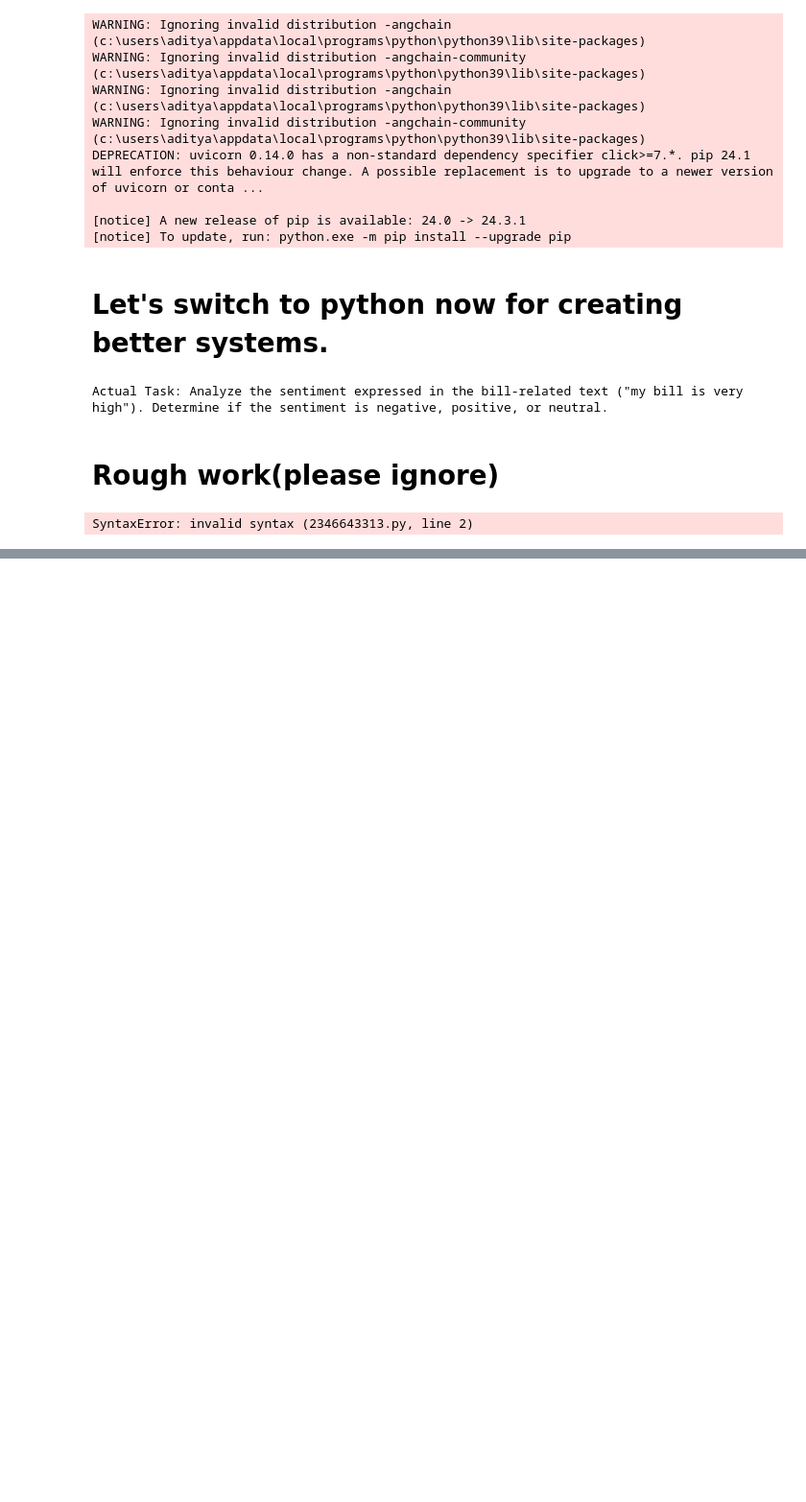
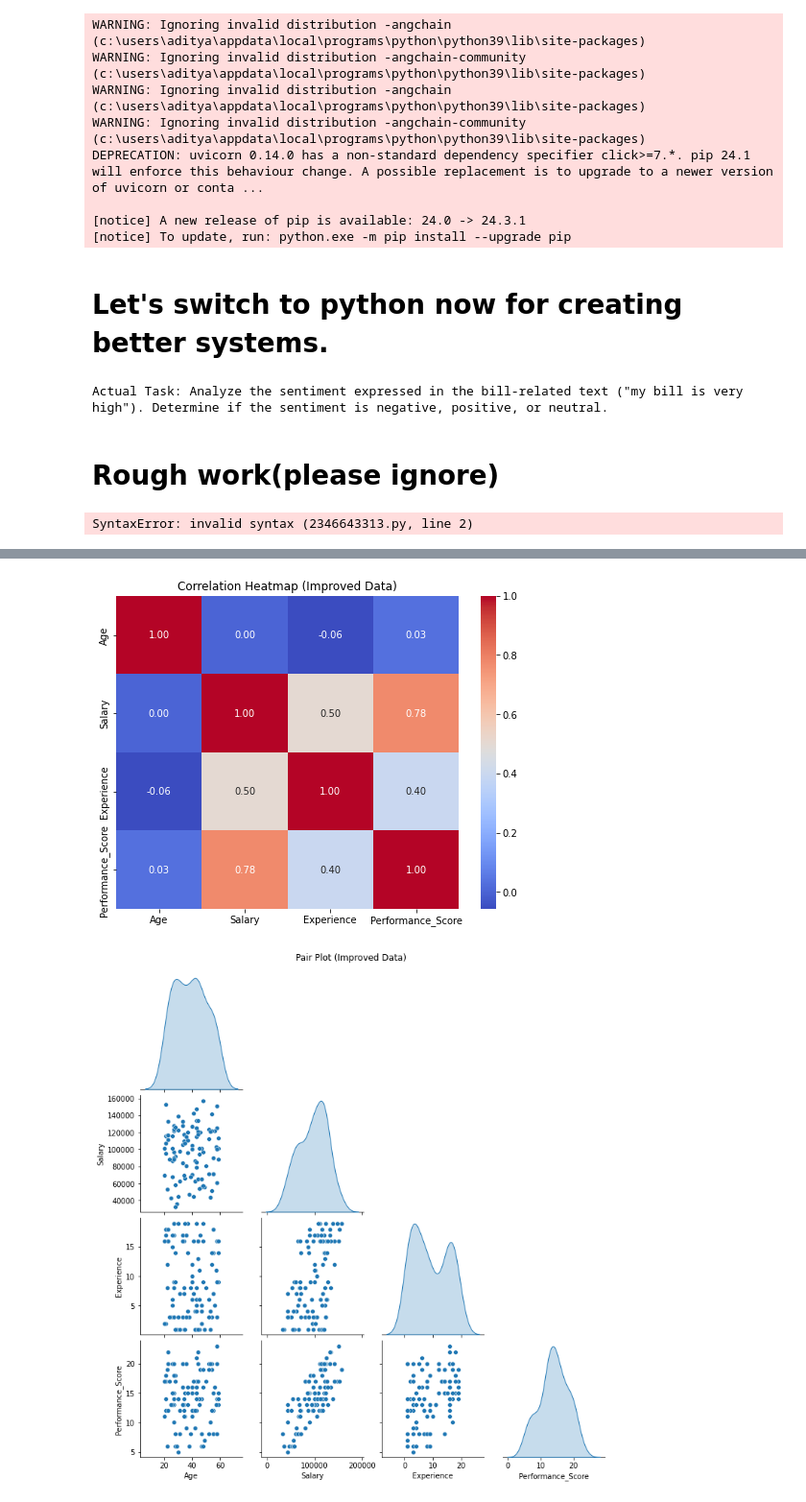
Before and after one commit to aditya699/AI-AGENTS, a Jupyter notebook: Learning/lecture3.ipynb, the cells around one changed output, grey strips where cells are left out. Shown: that part at 96% size. Saved outputs shown, nothing was run; the diff lists cells and outputs as text; code cells hidden in the pictures; blank space fills up the shorter version.

```diff
--- a/Learning/lecture3.ipynb
+++ b/Learning/lecture3.ipynb
@@ -127,0 +182,47 @@ SyntaxError: invalid syntax (2346643313.py, line 2)
+# %%
+# Creating a more realistic dataset with meaningful correlations
+import numpy as np
+import pandas as pd
+import matplotlib.pyplot as plt
+import seaborn as sns
+
+# Seed for reproducibility
+np.random.seed(42)
+
+# Generate data
+improved_data = pd.DataFrame({
+    'Age': np.random.randint(20, 60, size=100),
+    'Salary': np.random.randint(30000, 120000, size=100),
+    'Experience': np.random.randint(1, 20, size=100),
+    'Education_Level': np.random.choice(['High School', 'Bachelor', 'Master', 'PhD'], size=100),
+    'Department': np.random.choice(['HR', 'IT', 'Sales', 'Finance'], size=100),
+    'Performance_Score': np.random.randint(1, 10, size=100)
+})
+
+# Introduce correlations manually
+improved_data['Salary'] += improved_data['Experience'] * 2000  # Correlation between Salary and Experience
+improved_data['Performance_Score'] += (improved_data['Salary'] / 10000).astype(int)  # Correlation with Salary
+
+# Step 5: Apply Polynomial Features
+df_encoded['Age_squared'] = df_encoded['Age'] ** 2
+
+# Step 6: Log Transformation
+df_encoded['Log_Salary'] = np.log(df_encoded['Salary'])
+
+# Visualizations: Correlation heatmap and pairwise relationships
+plt.figure(figsize=(8, 6))
+sns.heatmap(improved_data.corr(), annot=True, cmap='coolwarm', fmt=".2f")
+plt.title("Correlation Heatmap (Improved Data)")
+plt.show()
+
+sns.pairplot(improved_data, diag_kind='kde', corner=True)
+plt.suptitle("Pair Plot (Improved Data)", y=1.02)
+plt.show()
+
+# Distribution Analysis (Histograms)
+improved_data[['Age', 'Salary', 'Experience', 'Performance_Score']].hist(figsize=(10, 6), bins=10, color='skyblue', edgecolor='black')
+plt.suptitle('Feature Distributions (Improved Data)')
+plt.show()
+# %% [output]
+[figure, added]
+[figure, added]
```
Also changed, not shown: parts of 2 cells of this notebook, 2 other files.
